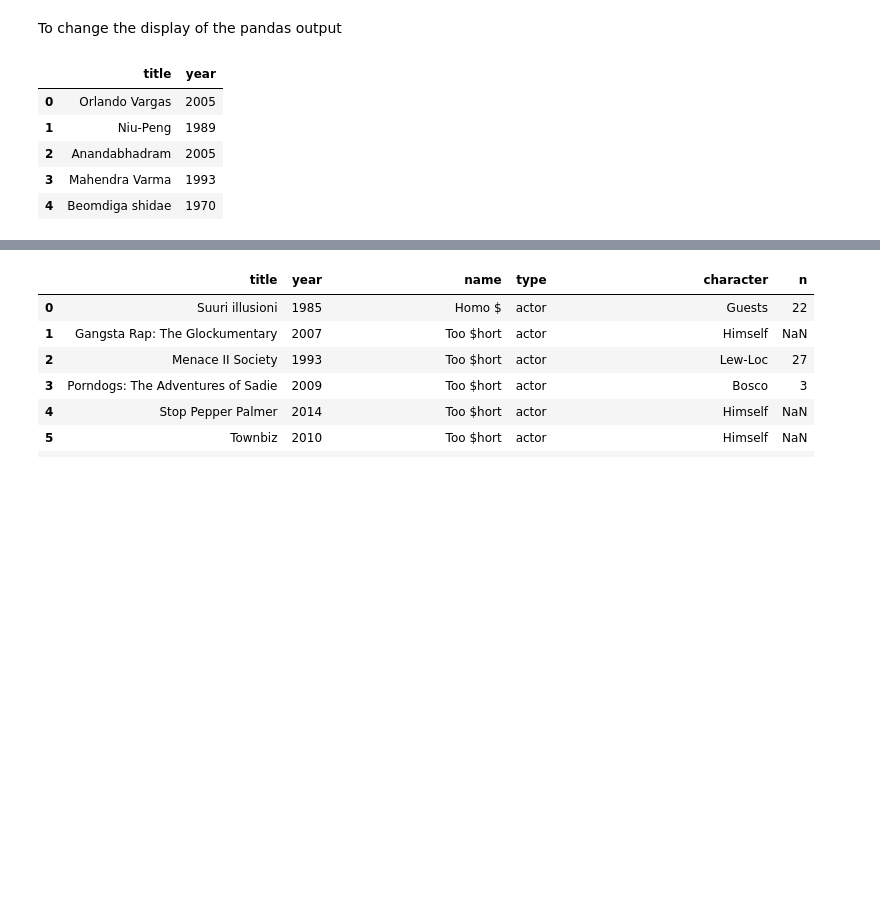
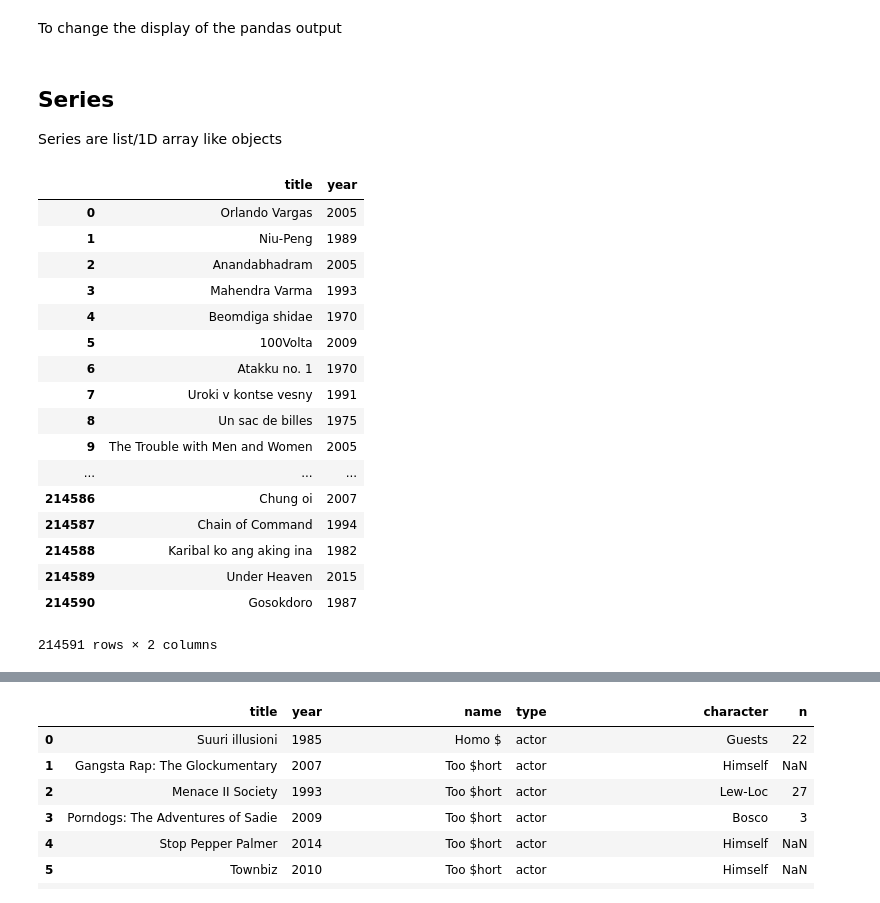
Before and after one commit to mahendra-r/py_random_notes, a Jupyter notebook: Pandas.ipynb, the cells around one changed output, grey strips where cells are left out. Saved outputs shown, nothing was run; the diff lists cells and outputs as text; code cells hidden in the pictures; blank space fills up the shorter version.

```diff
--- a/Pandas.ipynb
+++ b/Pandas.ipynb
@@ -15,2 +14,19 @@ import pandas as pd
+# %%
+%matplotlib inline
+
+import numpy as np
+import pandas as pd
+
+import seaborn
+
+# pd display option
+pd.options.display.max_columns = 6
+pd.options.display.max_rows = 25
+
+from IPython.core.display import HTML
+
+css = open('pycon-pandas-tutorial/style-table.css').read() + open('pycon-pandas-tutorial/custom.css').read()
+HTML('<style>{}</style>'.format(css))
+# + open('pycon-pandas-tutorial/style-notebook.css').read()
 # %% [markdown]
 To change the display of the pandas output
@@ -21,0 +33,4 @@ HTML('<style>{}</style>'.format(css))
+# %% [markdown]
+## Series
+
+Series are list/1D array like objects
@@ -22,13 +40,25 @@ HTML('<style>{}</style>'.format(css))
 # %%
 titles = pd.DataFrame.from_csv(
     'pycon-pandas-tutorial/titles.csv',
     index_col = None,
     encoding = 'utf-8')
-titles.head()
+titles
 # %% [output]
 |  | title | year |
 | 0 | Orlando Vargas | 2005 |
 | 1 | Niu-Peng | 1989 |
 | 2 | Anandabhadram | 2005 |
 | 3 | Mahendra Varma | 1993 |
 | 4 | Beomdiga shidae | 1970 |
+| 5 | 100Volta | 2009 |
+| 6 | Atakku no. 1 | 1970 |
+| 7 | Uroki v kontse vesny | 1991 |
+| 8 | Un sac de billes | 1975 |
+| 9 | The Trouble with Men and Women | 2005 |
+| ... | ... | ... |
+| 214586 | Chung oi | 2007 |
+| 214587 | Chain of Command | 1994 |
+| 214588 | Karibal ko ang aking ina | 1982 |
+| 214589 | Under Heaven | 2015 |
+| 214590 | Gosokdoro | 1987 |
+214591 rows × 2 columns
```
Also changed, not shown: parts of 56 cells of this notebook, 3 other files.
